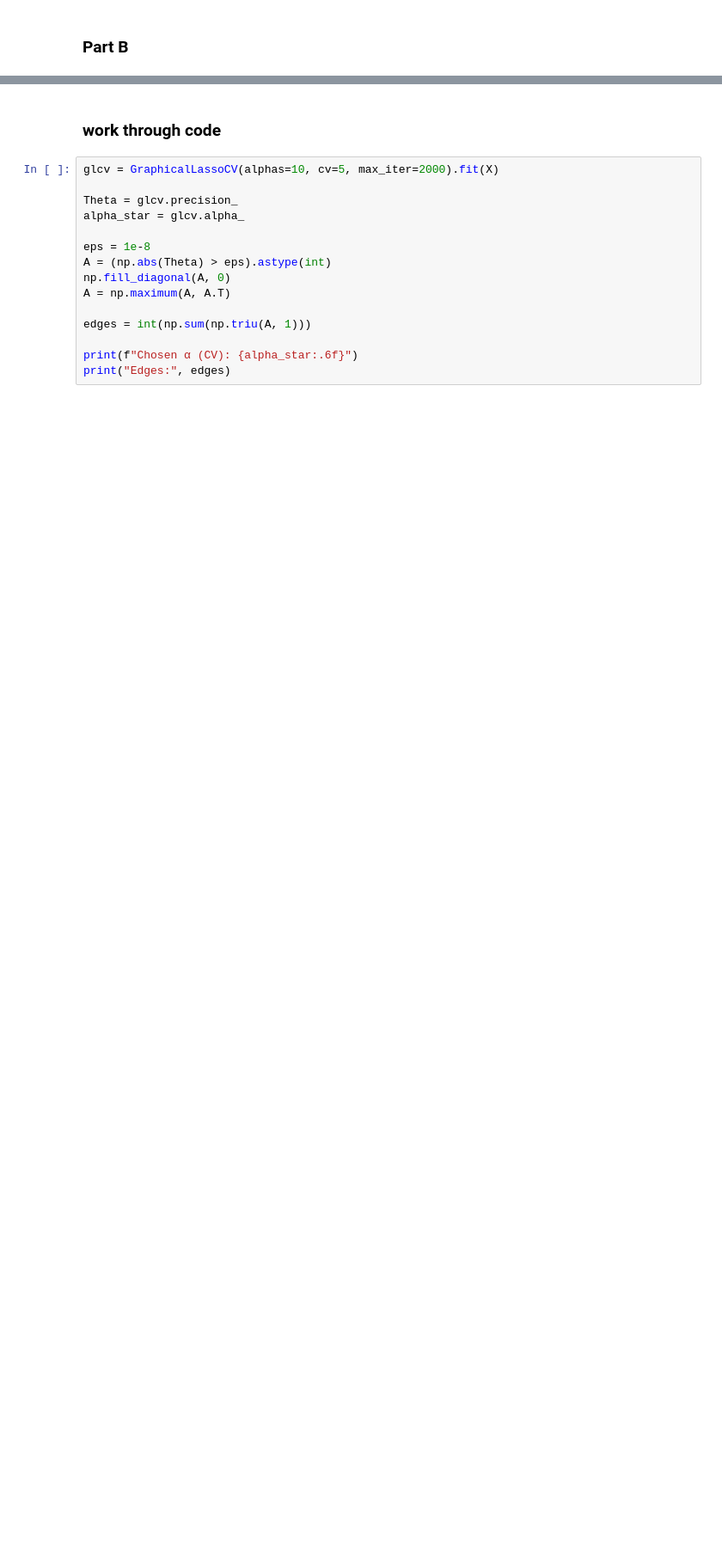
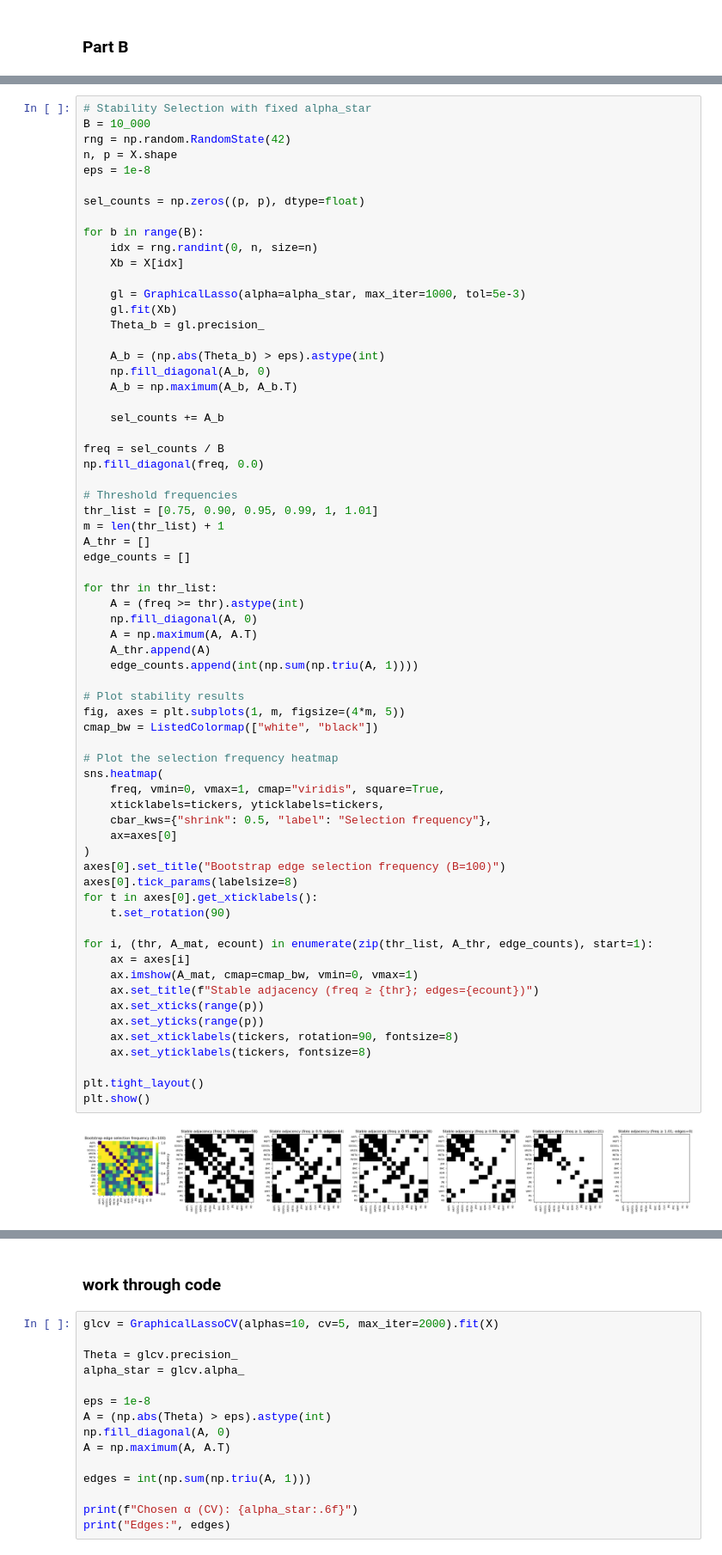
Before and after one commit to dimitris-markopoulos/financial-graphical-models, a Jupyter notebook: notebooks/02_fit_model.ipynb, the cells around one changed output, grey strips where cells are left out. Shown: that part at 86% size. Saved outputs shown, nothing was run; the diff lists cells and outputs as text; blank space fills up the shorter version.

```diff
--- a/notebooks/02_fit_model.ipynb
+++ b/notebooks/02_fit_model.ipynb
@@ -76,0 +119,68 @@ plt.show()
+# %%
+# Stability Selection with fixed alpha_star
+B = 10_000
+rng = np.random.RandomState(42)
+n, p = X.shape
+eps = 1e-8
+
+sel_counts = np.zeros((p, p), dtype=float)
+
+for b in range(B):
+    idx = rng.randint(0, n, size=n)
+    Xb = X[idx]
+
+    gl = GraphicalLasso(alpha=alpha_star, max_iter=1000, tol=5e-3)
+    gl.fit(Xb)
+    Theta_b = gl.precision_
+
+    A_b = (np.abs(Theta_b) > eps).astype(int)
+    np.fill_diagonal(A_b, 0)
+    A_b = np.maximum(A_b, A_b.T)
+
+    sel_counts += A_b
+
+freq = sel_counts / B
+np.fill_diagonal(freq, 0.0)
+
+# Threshold frequencies
+thr_list = [0.75, 0.90, 0.95, 0.99, 1, 1.01]
+m = len(thr_list) + 1
+A_thr = []
+edge_counts = []
+
+for thr in thr_list:
+    A = (freq >= thr).astype(int)
+    np.fill_diagonal(A, 0)
+    A = np.maximum(A, A.T)
+    A_thr.append(A)
+    edge_counts.append(int(np.sum(np.triu(A, 1))))
+
+# Plot stability results
+fig, axes = plt.subplots(1, m, figsize=(4*m, 5))
+cmap_bw = ListedColormap(["white", "black"])
+
+# Plot the selection frequency heatmap
+sns.heatmap(
+    freq, vmin=0, vmax=1, cmap="viridis", square=True,
+    xticklabels=tickers, yticklabels=tickers,
+    cbar_kws={"shrink": 0.5, "label": "Selection frequency"},
+    ax=axes[0]
+)
+axes[0].set_title("Bootstrap edge selection frequency (B=100)")
+axes[0].tick_params(labelsize=8)
+for t in axes[0].get_xticklabels():
+    t.set_rotation(90)
+
+for i, (thr, A_mat, ecount) in enumerate(zip(thr_list, A_thr, edge_counts), start=1):
+    ax = axes[i]
+    ax.imshow(A_mat, cmap=cmap_bw, vmin=0, vmax=1)
+    ax.set_title(f"Stable adjacency (freq ≥ {thr}; edges={ecount})")
+    ax.set_xticks(range(p))
+    ax.set_yticks(range(p))
+    ax.set_xticklabels(tickers, rotation=90, fontsize=8)
+    ax.set_yticklabels(tickers, fontsize=8)
+
+plt.tight_layout()
+plt.show()
+# %% [output]
+[figure, added]
```
Also changed, not shown: parts of 12 cells of this notebook, 6 other files.
